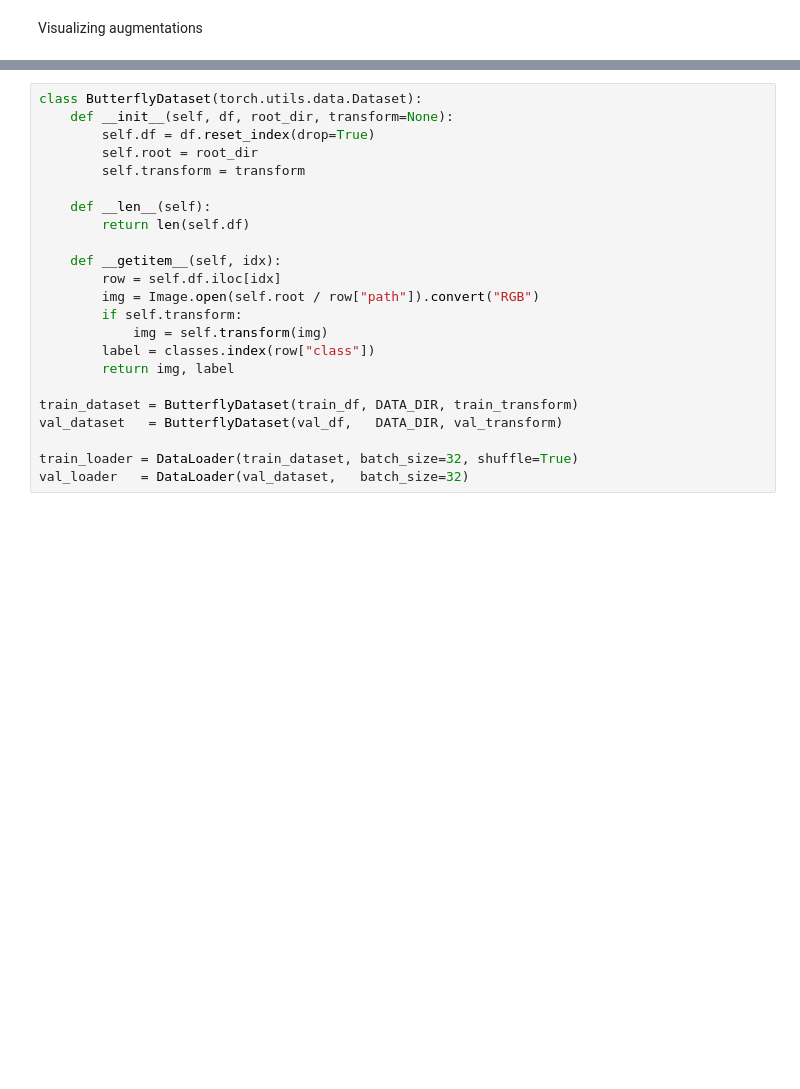
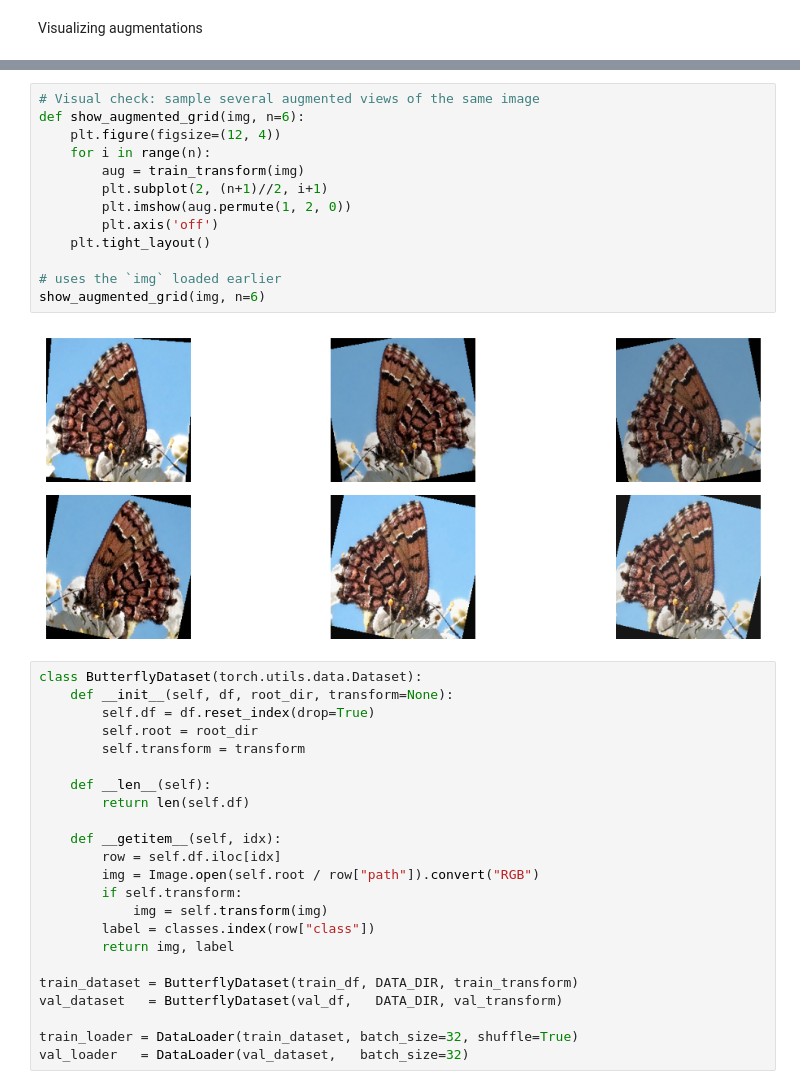
Before and after one commit to vladmysko123/DL, a Jupyter notebook: HW2/HW2.ipynb, the cells around one changed output, grey strips where cells are left out. Saved outputs shown, nothing was run; the diff lists cells and outputs as text; blank space fills up the shorter version.

```diff
--- a/HW2/HW2.ipynb
+++ b/HW2/HW2.ipynb
@@ -121,3 +126,18 @@ plt.axis("off")
+# %%
+# Visual check: sample several augmented views of the same image
+def show_augmented_grid(img, n=6):
+    plt.figure(figsize=(12, 4))
+    for i in range(n):
+        aug = train_transform(img)
+        plt.subplot(2, (n+1)//2, i+1)
+        plt.imshow(aug.permute(1, 2, 0))
+        plt.axis('off')
+    plt.tight_layout()
+
+# uses the `img` loaded earlier
+show_augmented_grid(img, n=6)
+# %% [output]
+[figure, added]
 # %%
 class ButterflyDataset(torch.utils.data.Dataset):
     def __init__(self, df, root_dir, transform=None):
```
Also changed, not shown: parts of 4 cells of this notebook.
